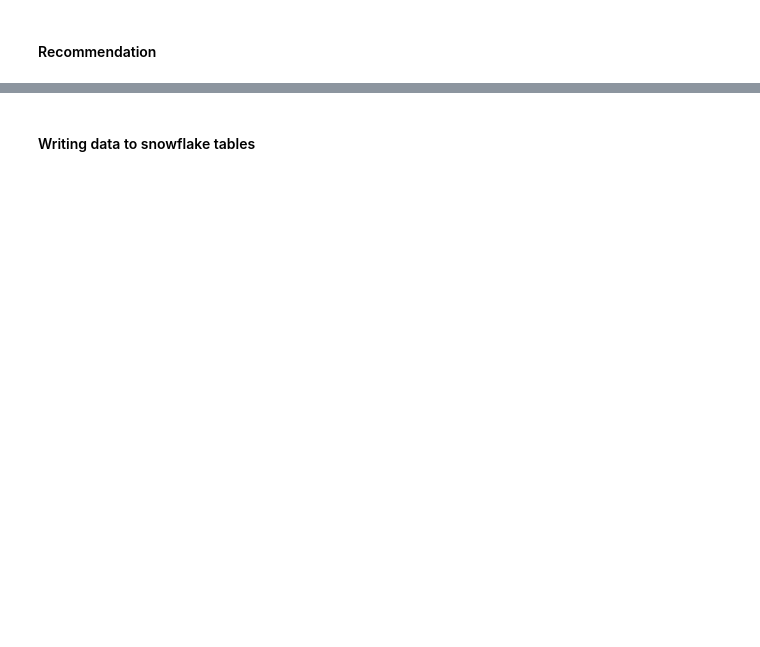
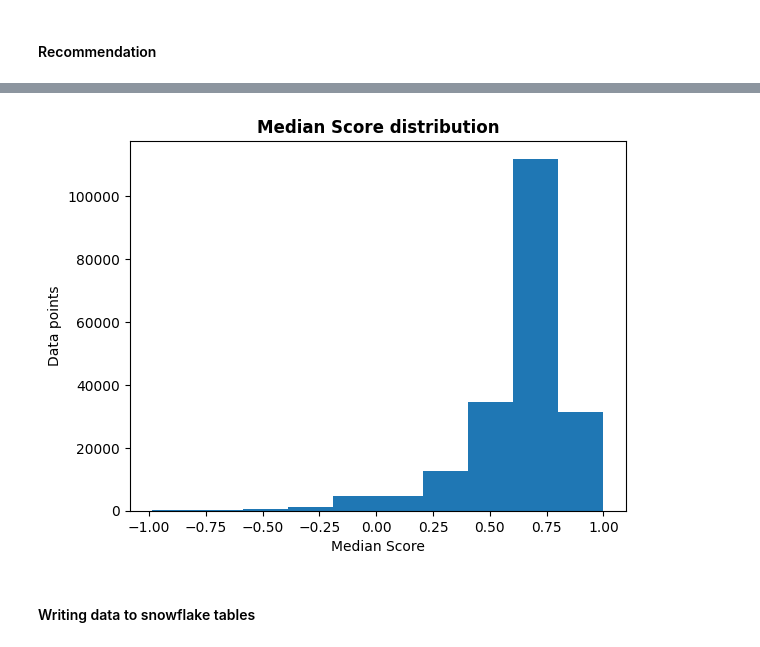
Before and after one commit to sonnypolaris/Sentiment-analysis, a Jupyter notebook: sentiment_analysis.ipynb, the cells around one changed output, grey strips where cells are left out. Cells and saved outputs as stored; diff of their text form; code cells hidden in the pictures; blank space fills up the shorter version.

```diff
--- a/sentiment_analysis.ipynb
+++ b/sentiment_analysis.ipynb
@@ -278,3 +305,13 @@ plt.hist(result_df['median_score'])
+# %%
+# Display the result_df
+plt.xlabel('Median Score')
+plt.ylabel('Data points')
+plt.title('Median Score distribution',
+          fontweight = "bold")
+plt.hist(result_df['median_score'])
+plt.show()
+# %% [output]
+[figure, added]
 # %% [markdown]
 #### Writing data to snowflake tables
 # %%
```
Also changed, not shown: parts of 12 cells of this notebook.
